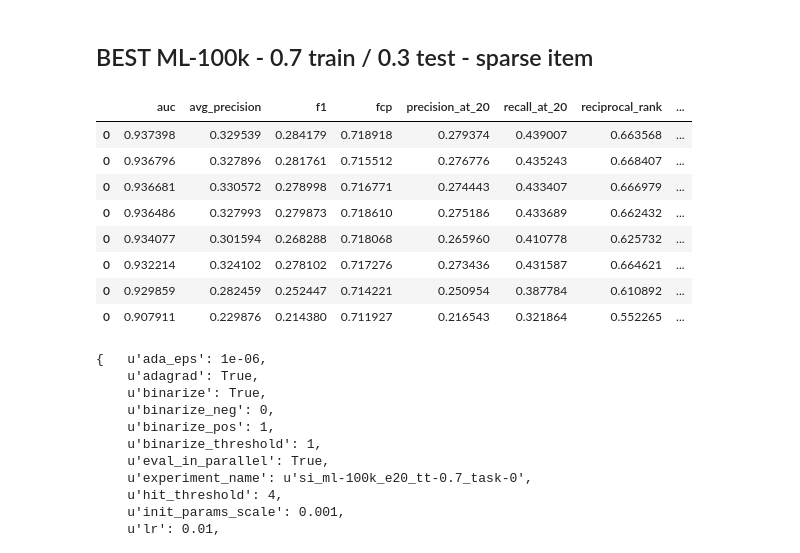
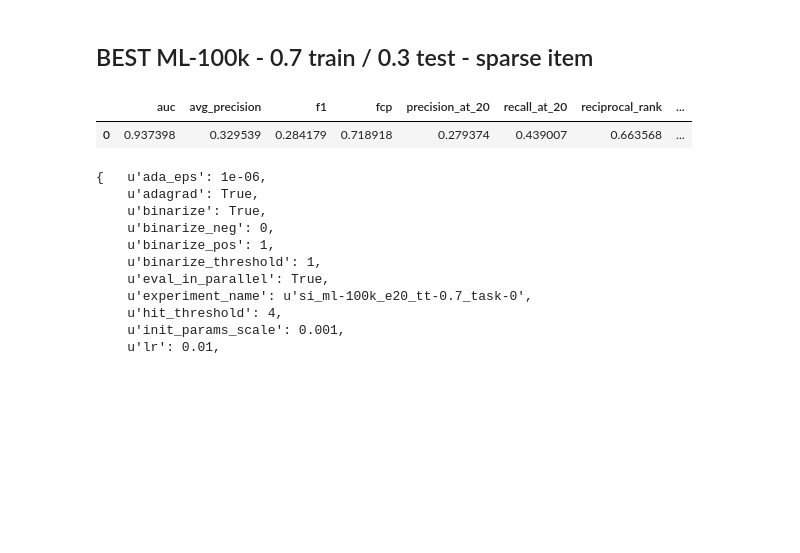
Before and after one commit to marcuniq/bsc-thesis, a Jupyter notebook: code/ipynb/gridsearch_mpcf_si_results.ipynb, the cells around one changed output. Drawn from its saved outputs; the diff is of its cells as text; code cells hidden in the pictures; blank space fills up the shorter version.

```diff
--- a/code/ipynb/gridsearch_mpcf_si_results.ipynb
+++ b/code/ipynb/gridsearch_mpcf_si_results.ipynb
@@ -38,20 +38,13 @@ def get_df_results(results, max_train_ratings=None):
 ## BEST ML-100k - 0.7 train / 0.3 test - sparse item
 # %%
 user_metrics = [
-
+'../metrics/mpcf-si/2016-06-21_15.38.43_si_ml-100k_e20_tt-0.7_task-0_user-metrics.csv'
 ]
 df_user_metrics = get_df_results(user_metrics)
 df_user_metrics.sort_values('auc', ascending=False)
 # %% [output]
 |  | auc | avg_precision | f1 | fcp | precision_at_20 | recall_at_20 | reciprocal_rank | ... |
 | 0 | 0.937398 | 0.329539 | 0.284179 | 0.718918 | 0.279374 | 0.439007 | 0.663568 | ... |
-| 0 | 0.936796 | 0.327896 | 0.281761 | 0.715512 | 0.276776 | 0.435243 | 0.668407 | ... |
-| 0 | 0.936681 | 0.330572 | 0.278998 | 0.716771 | 0.274443 | 0.433407 | 0.666979 | ... |
-| 0 | 0.936486 | 0.327993 | 0.279873 | 0.718610 | 0.275186 | 0.433689 | 0.662432 | ... |
-| 0 | 0.934077 | 0.301594 | 0.268288 | 0.718068 | 0.265960 | 0.410778 | 0.625732 | ... |
-| 0 | 0.932214 | 0.324102 | 0.278102 | 0.717276 | 0.273436 | 0.431587 | 0.664621 | ... |
-| 0 | 0.929859 | 0.282459 | 0.252447 | 0.714221 | 0.250954 | 0.387784 | 0.610892 | ... |
-| 0 | 0.907911 | 0.229876 | 0.214380 | 0.711927 | 0.216543 | 0.321864 | 0.552265 | ... |
 # %%
 # best config
 with open('../models/mpcf-si/2016-06-21_15.38.43_si_ml-100k_e20_tt-0.7_task-0_config.json') as f:
```
Also changed, not shown: parts of 6 cells of this notebook, 5 other files.
